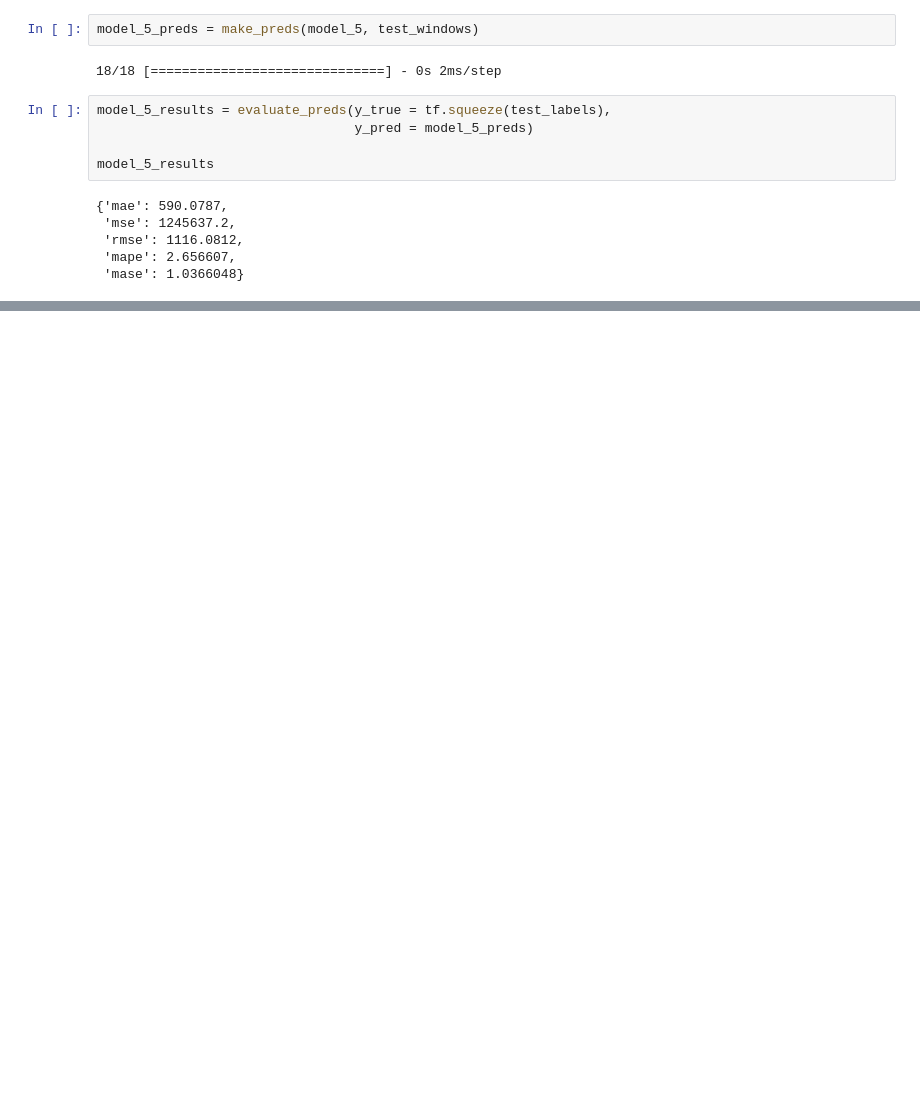
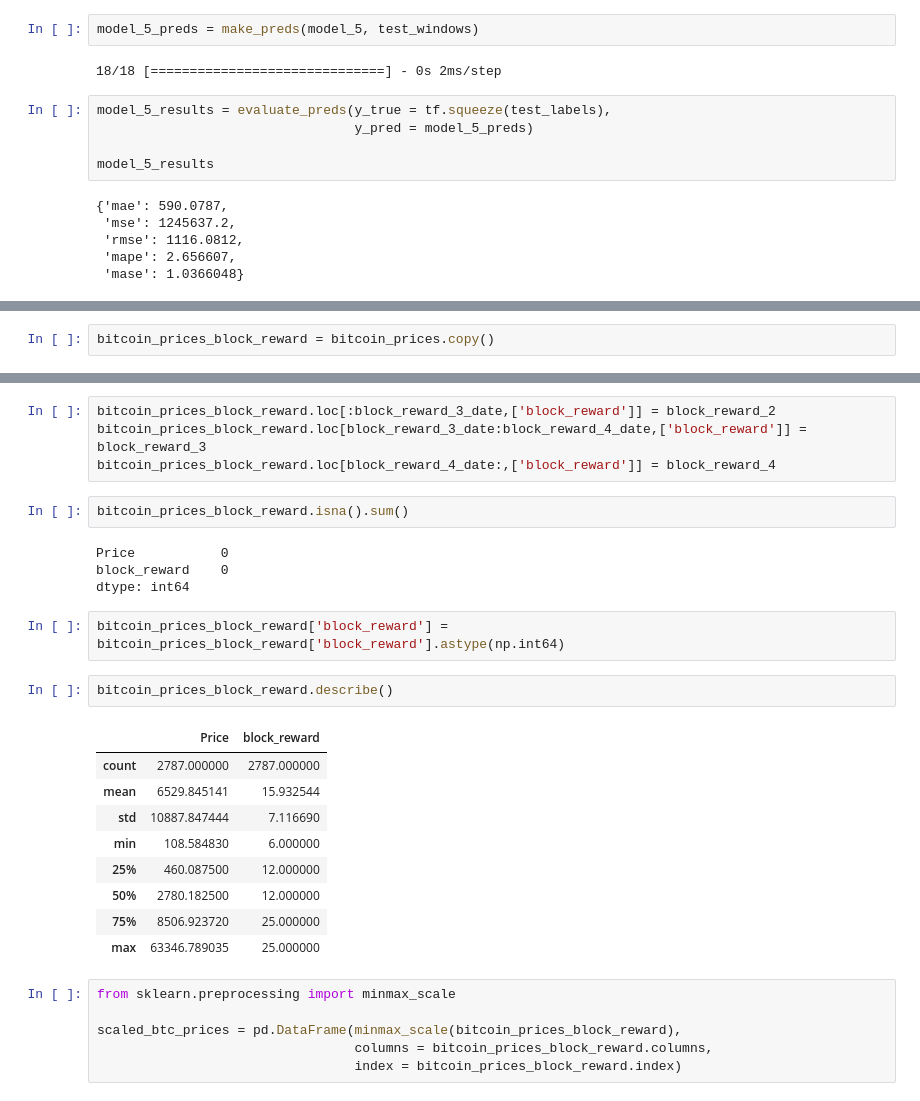
Before and after one commit to eMIKARp/TimeSeries_With_TENSORFLOW, a Jupyter notebook: TimeSeries_With_TENSORFLOW.ipynb, the cells around one changed output, grey strips where cells are left out. Drawn from its saved outputs; the diff is of its cells as text; blank space fills up the shorter version.

```diff
--- a/TimeSeries_With_TENSORFLOW.ipynb
+++ b/TimeSeries_With_TENSORFLOW.ipynb
@@ -1043,0 +1068,2 @@ model_5_results
+# %%
+bitcoin_prices_block_reward = bitcoin_prices.copy()
@@ -1043,0 +1082,30 @@ model_5_results
+# %%
+bitcoin_prices_block_reward.loc[:block_reward_3_date,['block_reward']] = block_reward_2
+bitcoin_prices_block_reward.loc[block_reward_3_date:block_reward_4_date,['block_reward']] = block_reward_3
+bitcoin_prices_block_reward.loc[block_reward_4_date:,['block_reward']] = block_reward_4
+# %%
+bitcoin_prices_block_reward.isna().sum()
+# %% [output]
+Price           0
+block_reward    0
+dtype: int64
+# %%
+bitcoin_prices_block_reward['block_reward'] = bitcoin_prices_block_reward['block_reward'].astype(np.int64)
+# %%
+bitcoin_prices_block_reward.describe()
+# %% [output]
+|  | Price | block_reward |
+| count | 2787.000000 | 2787.000000 |
+| mean | 6529.845141 | 15.932544 |
+| std | 10887.847444 | 7.116690 |
+| min | 108.584830 | 6.000000 |
+| 25% | 460.087500 | 12.000000 |
+| 50% | 2780.182500 | 12.000000 |
+| 75% | 8506.923720 | 25.000000 |
+| max | 63346.789035 | 25.000000 |
+# %%
+from sklearn.preprocessing import minmax_scale
+
+scaled_btc_prices = pd.DataFrame(minmax_scale(bitcoin_prices_block_reward),
+                                 columns = bitcoin_prices_block_reward.columns,
+                                 index = bitcoin_prices_block_reward.index)
```
Also changed, not shown: parts of 29 cells of this notebook.
